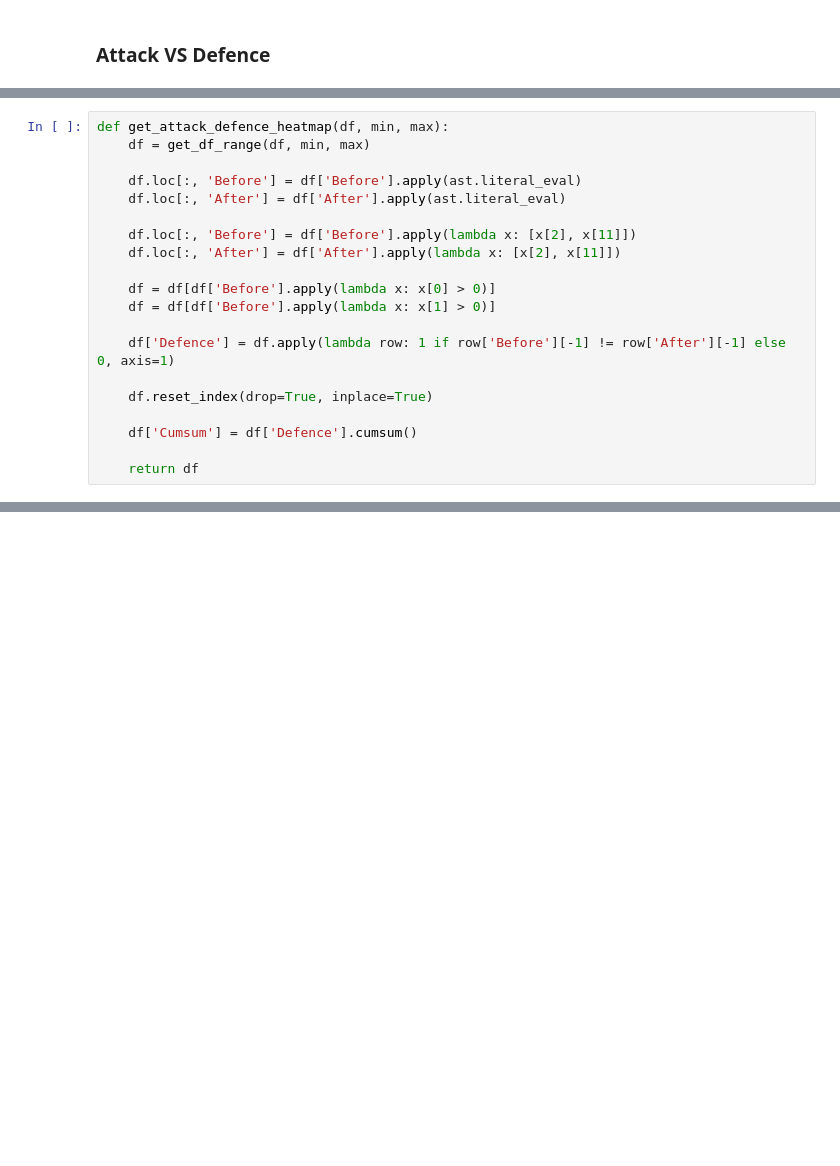
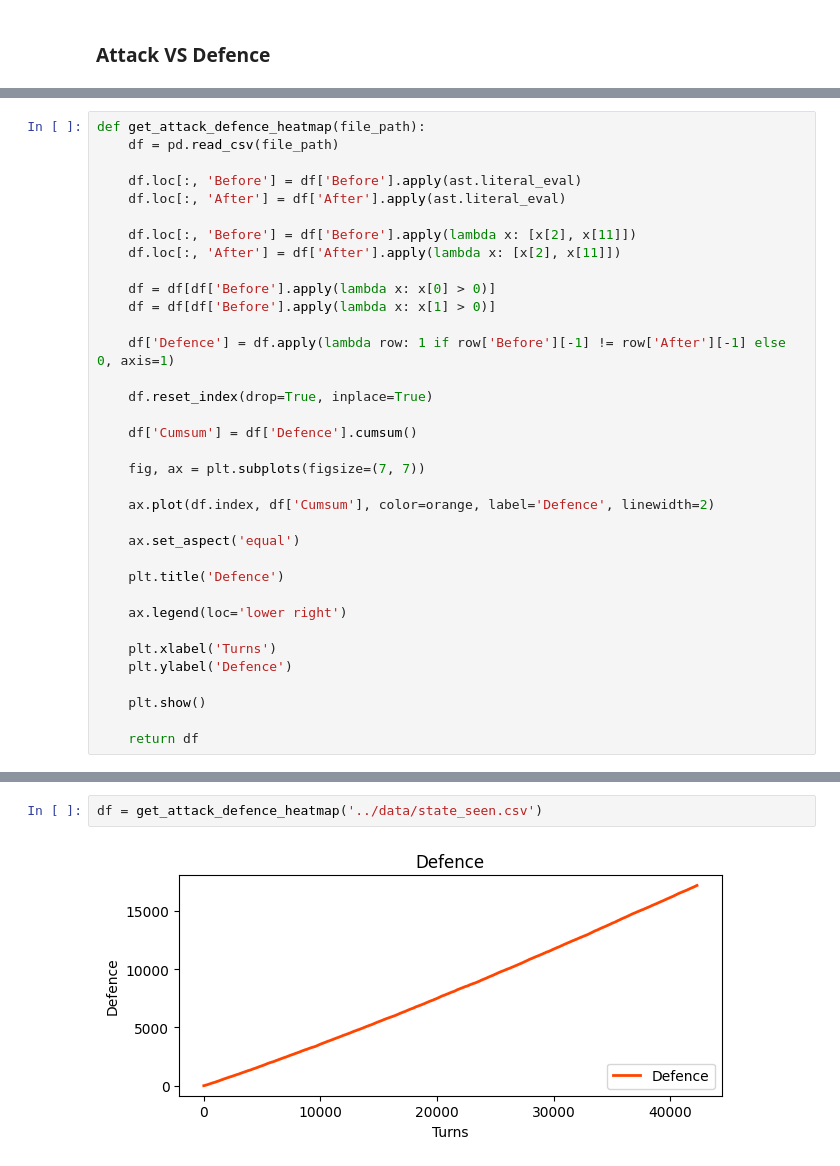
Before and after one commit to andreabazerla/dpcm-card-game, a Jupyter notebook: notebooks/analysis.ipynb, the cells around one changed output, grey strips where cells are left out. Drawn from its saved outputs; the diff is of its cells as text; blank space fills up the shorter version.

```diff
--- a/notebooks/analysis.ipynb
+++ b/notebooks/analysis.ipynb
@@ -465,6 +475,6 @@ def get_df_range(df, min, max):
 # %%
-def get_attack_defence_heatmap(df, min, max):
-    df = get_df_range(df, min, max)
+def get_attack_defence_heatmap(file_path):
+    df = pd.read_csv(file_path)
 
     df.loc[:, 'Before'] = df['Before'].apply(ast.literal_eval)
     df.loc[:, 'After'] = df['After'].apply(ast.literal_eval)
@@ -481,4 +491,19 @@ def get_attack_defence_heatmap(df, min, max):
 
     df['Cumsum'] = df['Defence'].cumsum()
 
+    fig, ax = plt.subplots(figsize=(7, 7))
+
+    ax.plot(df.index, df['Cumsum'], color=orange, label='Defence', linewidth=2)
+
+    ax.set_aspect('equal')
+
+    plt.title('Defence')
+
+    ax.legend(loc='lower right')
+
+    plt.xlabel('Turns')
+    plt.ylabel('Defence')
+
+    plt.show()
+
     return df
@@ -511,0 +510,4 @@ plt.show()
+# %%
+df = get_attack_defence_heatmap('../data/state_seen.csv')
+# %% [output]
+[figure, added]
```
Also changed, not shown: parts of 8 cells of this notebook.
